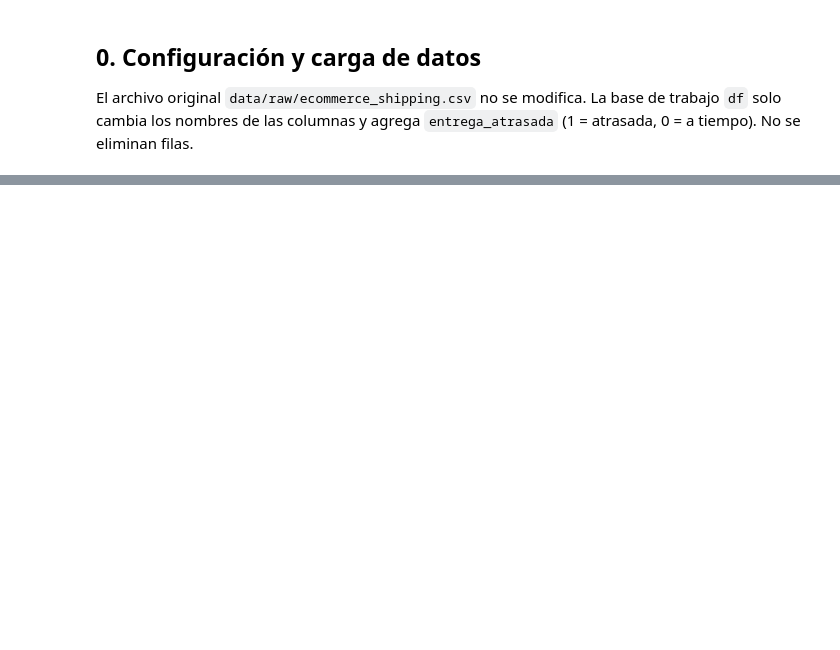
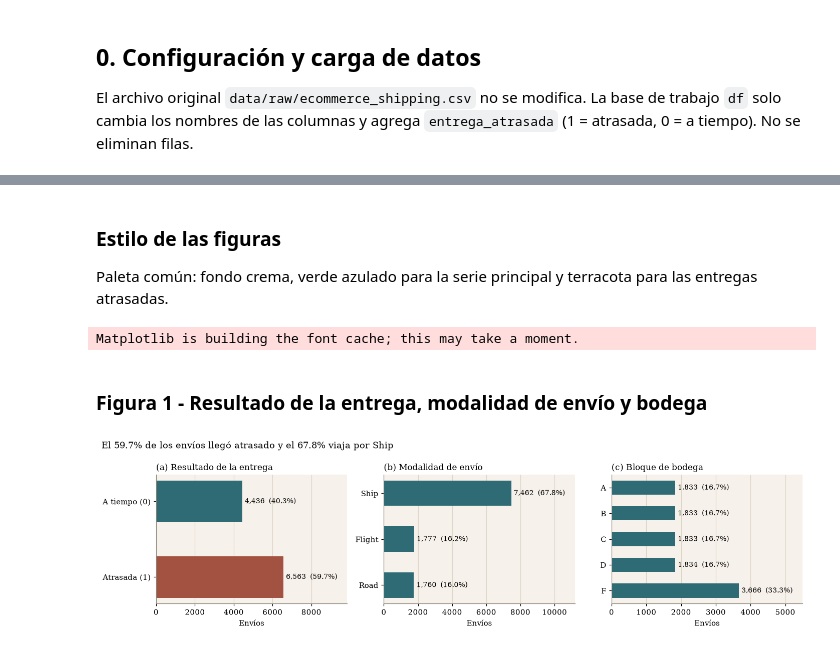
Before and after one commit to joserodriguezc/grupo_1_estadistica_computacional, a Jupyter notebook: notebooks/formativa_1.ipynb, the cells around one changed output, grey strips where cells are left out. Cells and saved outputs as stored; diff of their text form; code cells hidden in the pictures; blank space fills up the shorter version.

Commit message:
docs(y03,y04): descriptiva, frecuencias, figuras 1 y 3, calidad de datos y eliminar src

```diff
--- a/notebooks/formativa_1.ipynb
+++ b/notebooks/formativa_1.ipynb
@@ -64,0 +183,52 @@ print('Bodegas:', df['bloque_bodega'].value_counts().sort_index().to_dict())
+# %% [markdown]
+### Estilo de las figuras
+Paleta común: fondo crema, verde azulado para la serie principal y terracota para las entregas atrasadas.
+# %%
+import matplotlib.pyplot as plt
+
+TEAL  = '#2e6b75'   # serie principal
+TERRA = '#a35140'   # entregas atrasadas
+BG    = '#f6f1ea'   # fondo de los ejes
+GRID  = '#ddd5c6'   # líneas de grilla
+
+plt.rcParams.update({
+    'figure.dpi': 110, 'savefig.dpi': 200,
+    'font.family': 'serif', 'font.size': 10,
+    'axes.facecolor': BG, 'axes.edgecolor': '#8c8578',
+    'axes.spines.top': False, 'axes.spines.right': False,
+    'axes.titlesize': 11, 'axes.titleweight': 'normal', 'axes.titlelocation': 'left',
+    'axes.grid': True, 'grid.color': GRID, 'grid.linewidth': 0.8, 'axes.axisbelow': True,
+})
+(RAIZ / 'outputs/figuras').mkdir(parents=True, exist_ok=True)
+# %% [output]
+Matplotlib is building the font cache; this may take a moment.
+# %% [markdown]
+### Figura 1 - Resultado de la entrega, modalidad de envío y bodega
+# %%
+def barras(ax, serie, titulo, color=TEAL):
+    ax.barh(serie.index.astype(str), serie.values, color=color, height=0.55)
+    ax.invert_yaxis()
+    for i, v in enumerate(serie.values):
+        ax.text(v + serie.max() * 0.02, i, f'{v:,}  ({v/n*100:.1f}%)', va='center', fontsize=9)
+    ax.set_xlim(0, serie.max() * 1.5)
+    ax.set_xlabel('Envíos')
+    ax.set_title(titulo)
+    ax.grid(axis='y', visible=False)
+
+resultado = df[TARGET].value_counts().sort_index()
+resultado.index = ['A tiempo (0)', 'Atrasada (1)']
+modalidad = df['modalidad_envio'].value_counts()
+bodega = df['bloque_bodega'].value_counts().sort_index()
+
+fig, ax = plt.subplots(1, 3, figsize=(13, 3.6))
+barras(ax[0], resultado, '(a) Resultado de la entrega', color=[TEAL, TERRA])
+barras(ax[1], modalidad, '(b) Modalidad de envío')
+barras(ax[2], bodega, '(c) Bloque de bodega')
+fig.suptitle(f"El {resultado.iloc[1]/n*100:.1f}% de los envíos llegó atrasado y el {modalidad.iloc[0]/n*100:.1f}% viaja por {modalidad.index[0]}",
+             x=0.01, ha='left', fontsize=12)
+
+plt.tight_layout()
+plt.savefig(RAIZ / 'outputs/figuras/fig_1_resultado_y_envio.png', bbox_inches='tight')
+plt.show()
+# %% [output]
+[figure, added]
```
Also changed, not shown: parts of 17 cells of this notebook, 11 other files.
